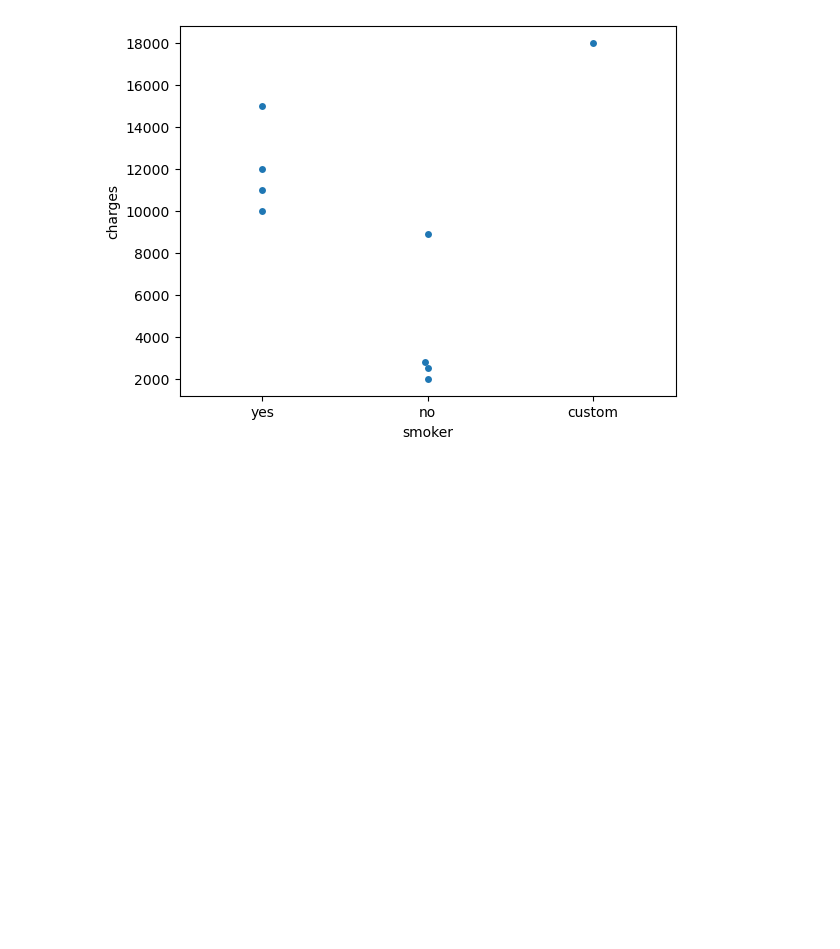
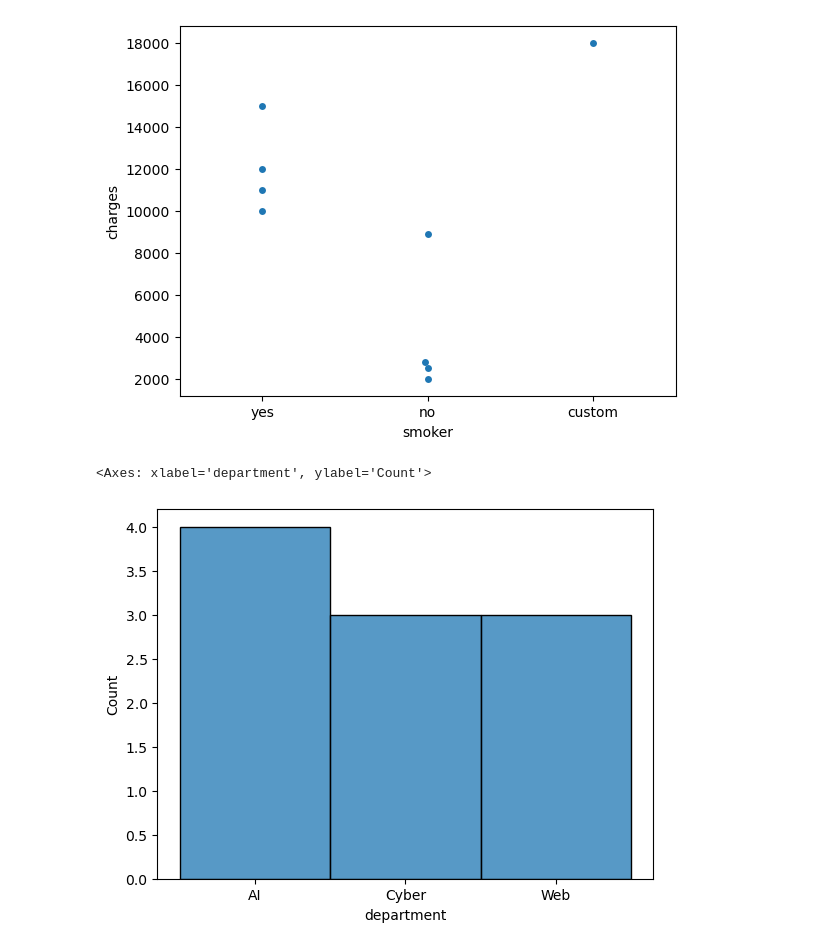
Before and after one commit to Honore-models/Pandas, a Jupyter notebook: Datavisualization_notebooks/visualization.ipynb, the cells around one changed output. Saved outputs shown, nothing was run; the diff lists cells and outputs as text; code cells hidden in the pictures; blank space fills up the shorter version.

Commit message:
feat(): added histplot

```diff
--- a/Datavisualization_notebooks/visualization.ipynb
+++ b/Datavisualization_notebooks/visualization.ipynb
@@ -89,3 +89,23 @@ sns.swarmplot(data=df, x='smoker', y='charges')
 # %% [output]
 <Axes: xlabel='smoker', ylabel='charges'>
 [figure]
+# %%
+import pandas as pd
+import seaborn as sns
+
+students = pd.DataFrame({
+    "name": ["Alice","Bob","Chris","David","Emma",
+             "Frank","Grace","Helen","Ian","Jack"],
+
+    "age": [16,17,16,18,17,19,18,17,16,18],
+
+    "department": ["AI","Cyber","AI","Web","Cyber",
+                   "Web","AI","Cyber","Web","AI"],
+
+    "score": [78,85,90,67,88,72,95,80,76,91]
+})
+
+sns.histplot(data=students.department)
+# %% [output]
+<Axes: xlabel='department', ylabel='Count'>
+[figure, added]
```
Also changed, not shown: 2 other files.
